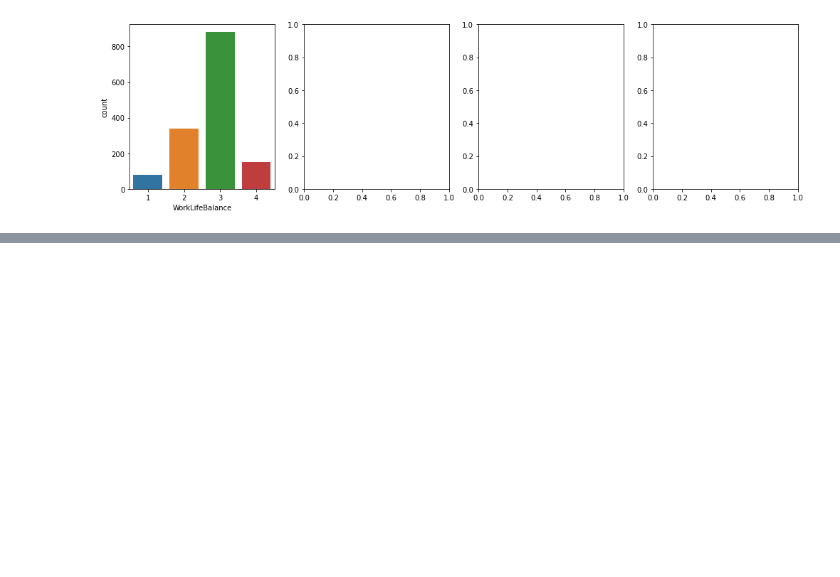
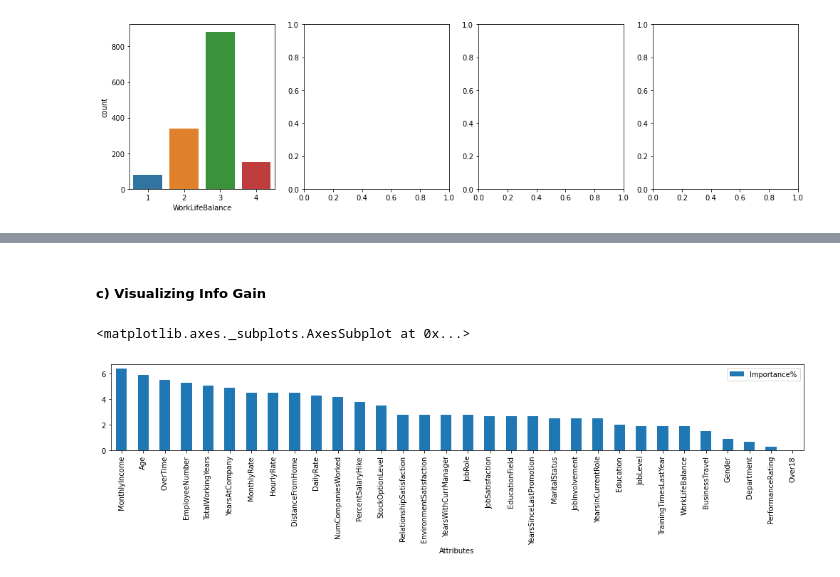
Before and after one commit to nithinkrishnan/dm-assgn, a Jupyter notebook: Code/Attrition.ipynb, the cells around one changed output, grey strips where cells are left out. Cells and saved outputs as stored; diff of their text form; code cells hidden in the pictures; blank space fills up the shorter version.

```diff
--- a/Code/Attrition.ipynb
+++ b/Code/Attrition.ipynb
@@ -436,0 +482,20 @@ for attr in continuosAttr:
+# %%
+# Creating a copy of dataset
+dfModel = df.copy()
+
+# Replace the NAN with python NaN
+dfModel.replace("NAN", np.NaN,inplace=True)
+
+# Dropping the NaN values for analysis using pandas dropna()
+dfModel.dropna (inplace = True)
+
+#Transform discrete/categorical attributes into numerical columns
+from sklearn.preprocessing import LabelEncoder
+
+for attribute in dfModel.columns:
+        if dfModel[attribute].dtype == np.number:
+            continue
+        dfModel[attribute] = LabelEncoder().fit_transform(dfModel[attribute])
+
+# Display the data
+dfModel
@@ -436,0 +652,8 @@ for attr in continuosAttr:
+# %%
+# Returns importances of attributes (higher value better info gain).
+importances = pd.DataFrame({'Attributes':dfModel.iloc[:, 1:dfModel.shape[1]].columns,
+                            'Importance%':np.round(forest.feature_importances_,3)*100})
+importances = importances.sort_values('Importance%',ascending=False).set_index('Attributes')
+print('Number of attributes:', len(importances))
+print('------------------------------------------')
+importances
@@ -436,0 +681,7 @@ for attr in continuosAttr:
+# %% [markdown]
+<h5>c) Visualizing Info Gain</h5>
+# %%
+importances.plot.bar()
+# %% [output]
+<matplotlib.axes._subplots.AxesSubplot at 0x...>
+[figure, added]
```
Also changed, not shown: parts of 30 cells of this notebook, 2 other files.
